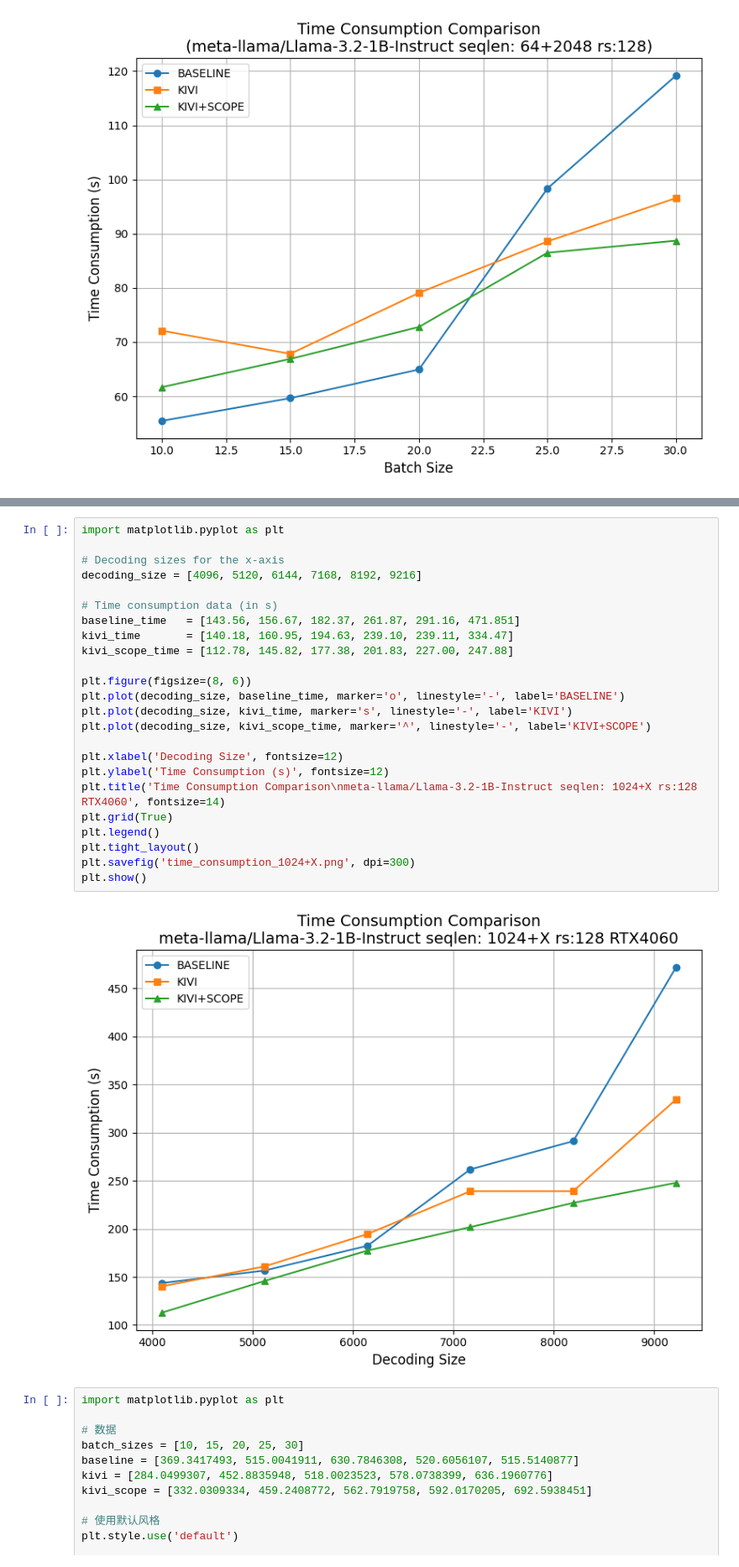
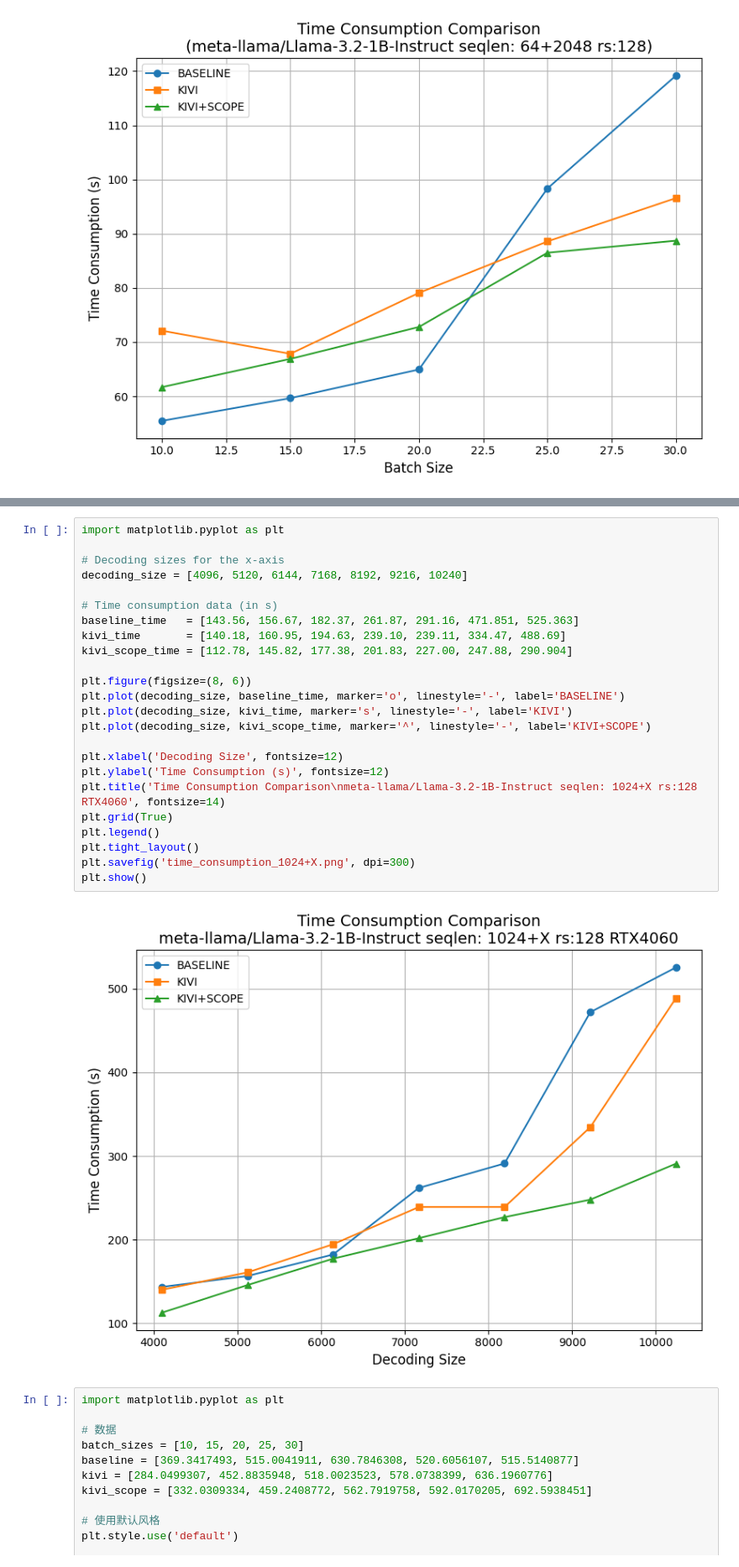
Before and after one commit to KOJlzx/KIVI-SCOPE, a Jupyter notebook: pictures/a.ipynb, the cells around one changed output, grey strips where cells are left out. Shown at 84% size. Drawn from its saved outputs; the diff is of its cells as text.

```diff
--- a/pictures/a.ipynb
+++ b/pictures/a.ipynb
@@ -77,29 +77,29 @@ plt.show()
 # %%
 import matplotlib.pyplot as plt
 
 # Decoding sizes for the x-axis
-decoding_size = [4096, 5120, 6144, 7168, 8192, 9216]
+decoding_size = [4096, 5120, 6144, 7168, 8192, 9216, 10240]
 
 # Time consumption data (in s)
-baseline_time   = [143.56, 156.67, 182.37, 261.87, 291.16, 471.851]
-kivi_time       = [140.18, 160.95, 194.63, 239.10, 239.11, 334.47]
-kivi_scope_time = [112.78, 145.82, 177.38, 201.83, 227.00, 247.88]
+baseline_time   = [143.56, 156.67, 182.37, 261.87, 291.16, 471.851, 525.363]
+kivi_time       = [140.18, 160.95, 194.63, 239.10, 239.11, 334.47, 488.69]
+kivi_scope_time = [112.78, 145.82, 177.38, 201.83, 227.00, 247.88, 290.904]
 
 plt.figure(figsize=(8, 6))
 plt.plot(decoding_size, baseline_time, marker='o', linestyle='-', label='BASELINE')
 plt.plot(decoding_size, kivi_time, marker='s', linestyle='-', label='KIVI')
 plt.plot(decoding_size, kivi_scope_time, marker='^', linestyle='-', label='KIVI+SCOPE')
 
 plt.xlabel('Decoding Size', fontsize=12)
 plt.ylabel('Time Consumption (s)', fontsize=12)
 plt.title('Time Consumption Comparison\nmeta-llama/Llama-3.2-1B-Instruct seqlen: 1024+X rs:128 RTX4060', fontsize=14)
 plt.grid(True)
 plt.legend()
 plt.tight_layout()
 plt.savefig('time_consumption_1024+X.png', dpi=300)
 plt.show()
 # %% [output]
-[figure, old version]
+[figure, new version]
 # %%
 import matplotlib.pyplot as plt
 
```
Also changed, not shown: parts of 2 cells of this notebook, 16 other files.
